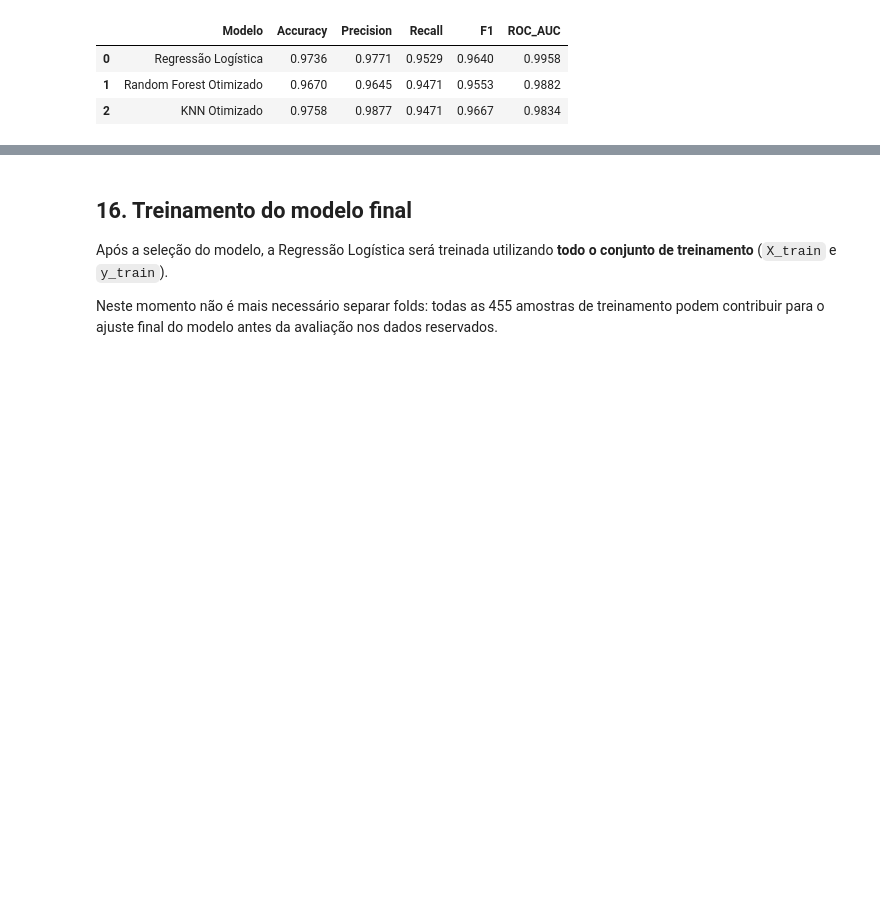
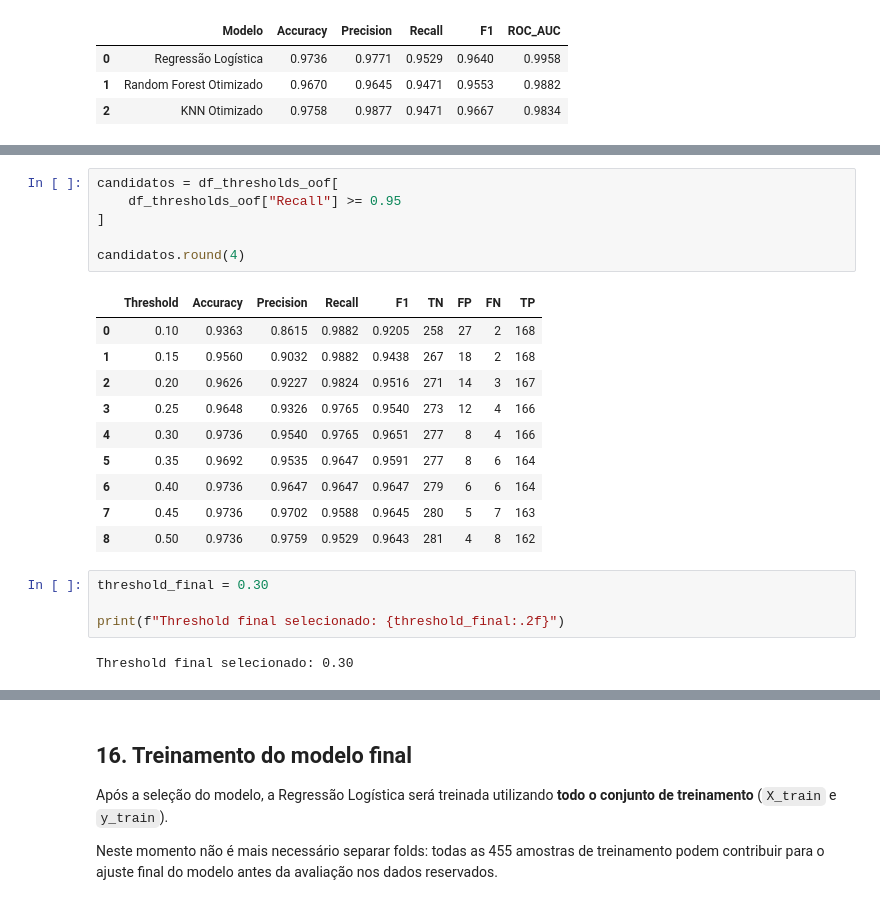
Before and after one commit to victorolinasc/postechiadt-fase1, a Jupyter notebook: notebooks/wdbc/analysis.ipynb, the cells around one changed output, grey strips where cells are left out. Cells and saved outputs as stored; diff of their text form; blank space fills up the shorter version.

```diff
--- a/notebooks/wdbc/analysis.ipynb
+++ b/notebooks/wdbc/analysis.ipynb
@@ -1319,0 +1466,23 @@ comparacao_final.round(4)
+# %%
+candidatos = df_thresholds_oof[
+    df_thresholds_oof["Recall"] >= 0.95
+]
+
+candidatos.round(4)
+# %% [output]
+|  | Threshold | Accuracy | Precision | Recall | F1 | TN | FP | FN | TP |
+| 0 | 0.10 | 0.9363 | 0.8615 | 0.9882 | 0.9205 | 258 | 27 | 2 | 168 |
+| 1 | 0.15 | 0.9560 | 0.9032 | 0.9882 | 0.9438 | 267 | 18 | 2 | 168 |
+| 2 | 0.20 | 0.9626 | 0.9227 | 0.9824 | 0.9516 | 271 | 14 | 3 | 167 |
+| 3 | 0.25 | 0.9648 | 0.9326 | 0.9765 | 0.9540 | 273 | 12 | 4 | 166 |
+| 4 | 0.30 | 0.9736 | 0.9540 | 0.9765 | 0.9651 | 277 | 8 | 4 | 166 |
+| 5 | 0.35 | 0.9692 | 0.9535 | 0.9647 | 0.9591 | 277 | 8 | 6 | 164 |
+| 6 | 0.40 | 0.9736 | 0.9647 | 0.9647 | 0.9647 | 279 | 6 | 6 | 164 |
+| 7 | 0.45 | 0.9736 | 0.9702 | 0.9588 | 0.9645 | 280 | 5 | 7 | 163 |
+| 8 | 0.50 | 0.9736 | 0.9759 | 0.9529 | 0.9643 | 281 | 4 | 8 | 162 |
+# %%
+threshold_final = 0.30
+
+print(f"Threshold final selecionado: {threshold_final:.2f}")
+# %% [output]
+Threshold final selecionado: 0.30
```
Also changed, not shown: parts of 17 cells of this notebook.
